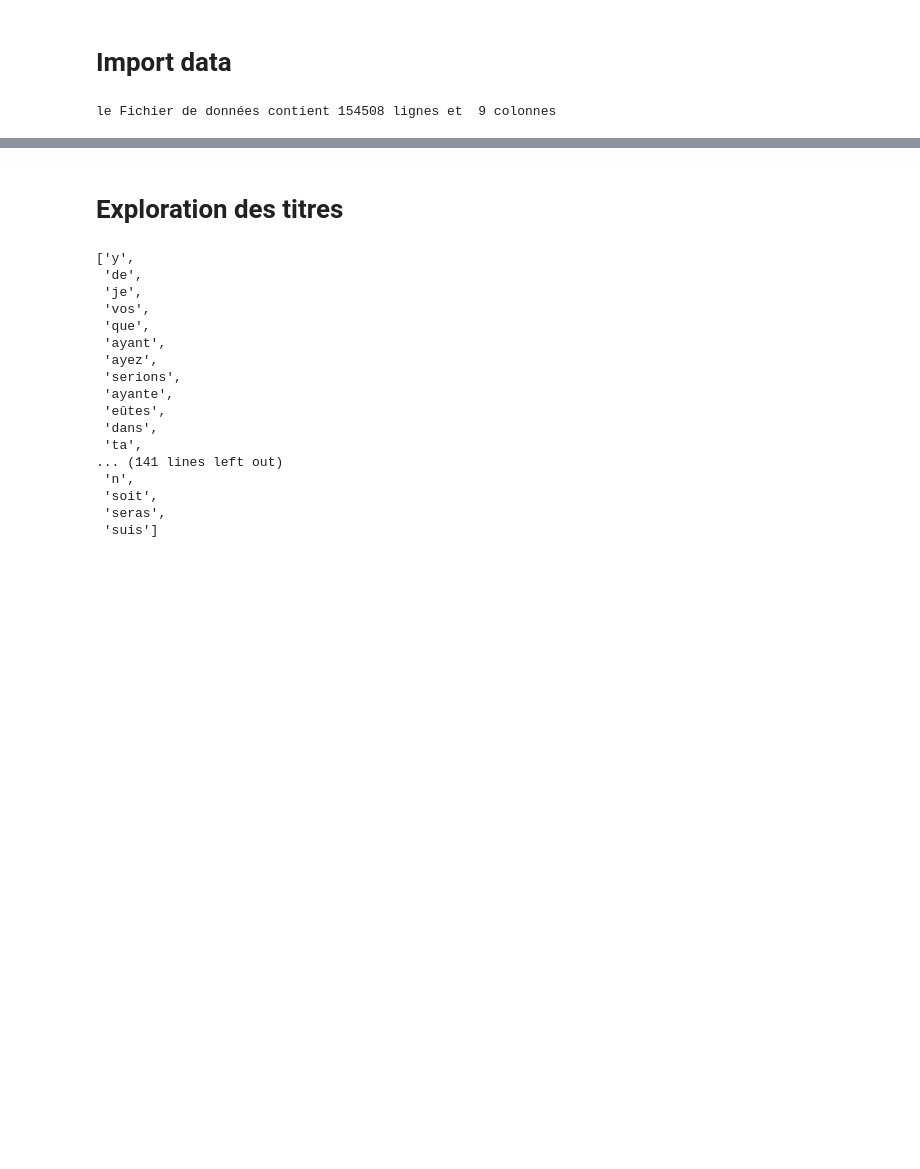
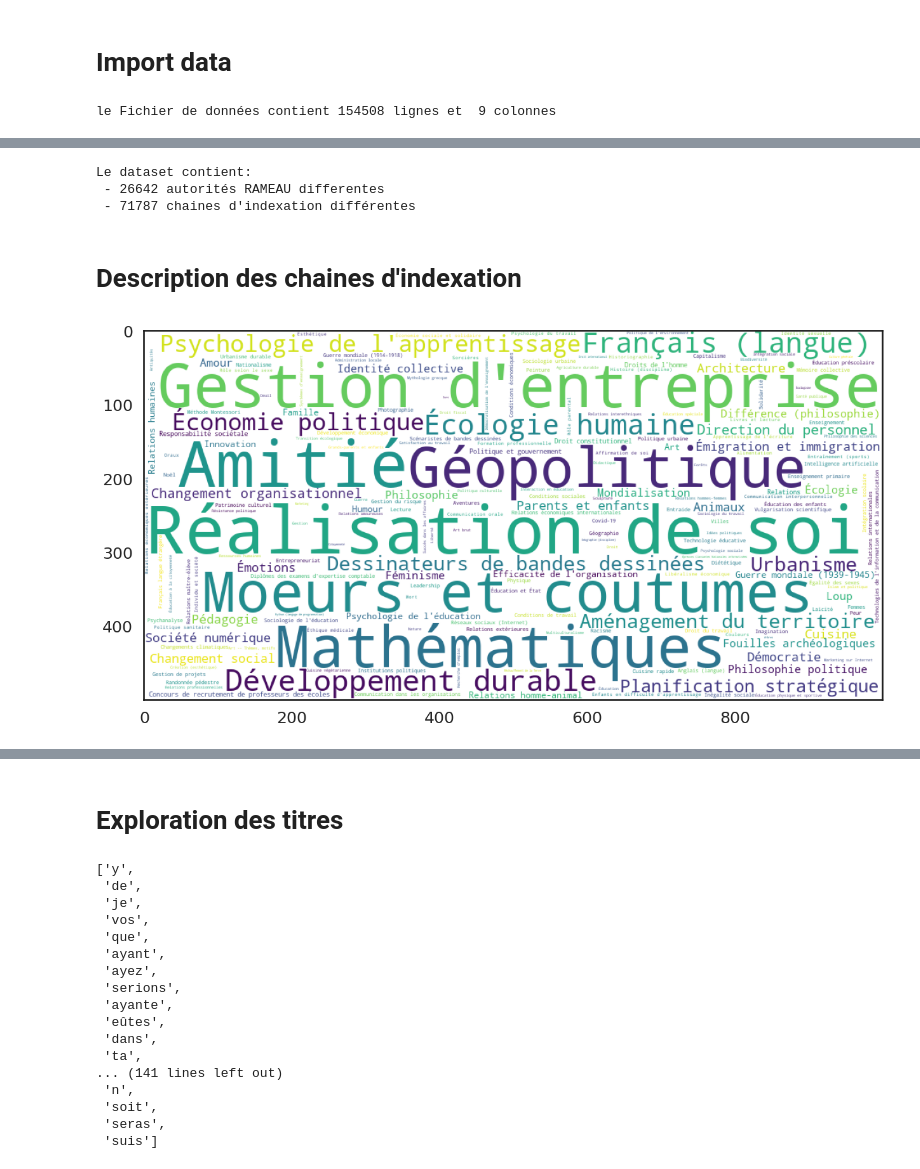
Before and after one commit to abes-esr/labo-indexation-ai, a Jupyter notebook: DataExploration.ipynb, the cells around one changed output, grey strips where cells are left out. Saved outputs shown, nothing was run; the diff lists cells and outputs as text; code cells hidden in the pictures; blank space fills up the shorter version.

Commit message:
Check rameau CONCEPTS present in SUDOC file (in td and tf forms)

```diff
--- a/DataExploration.ipynb
+++ b/DataExploration.ipynb
@@ -109,0 +138,23 @@ df.head()
+# %%
+chaines = flatten(df["rameau_chaines_index"])
+keywords = flatten(df["rameau_concepts"])
+
+print(f"Le dataset contient: \n - {len(set(keywords))} autorités RAMEAU differentes \n - {len(set(chaines))} chaines d'indexation différentes")
+# %% [output]
+Le dataset contient:
+ - 26642 autorités RAMEAU differentes
+ - 71787 chaines d'indexation différentes
+# %% [markdown]
+# Description des chaines d'indexation
+# %%
+# Get list of chaines
+plot_wordcloud(
+    chaines,
+    backgound_color="white",
+    figsize=(15, 8),
+    width=1000,
+    height=500,
+    save_file="wordcloud_SUDOC_chaines.png",
+)
+# %% [output]
+[figure, added]
```
Also changed, not shown: parts of 13 cells of this notebook.
